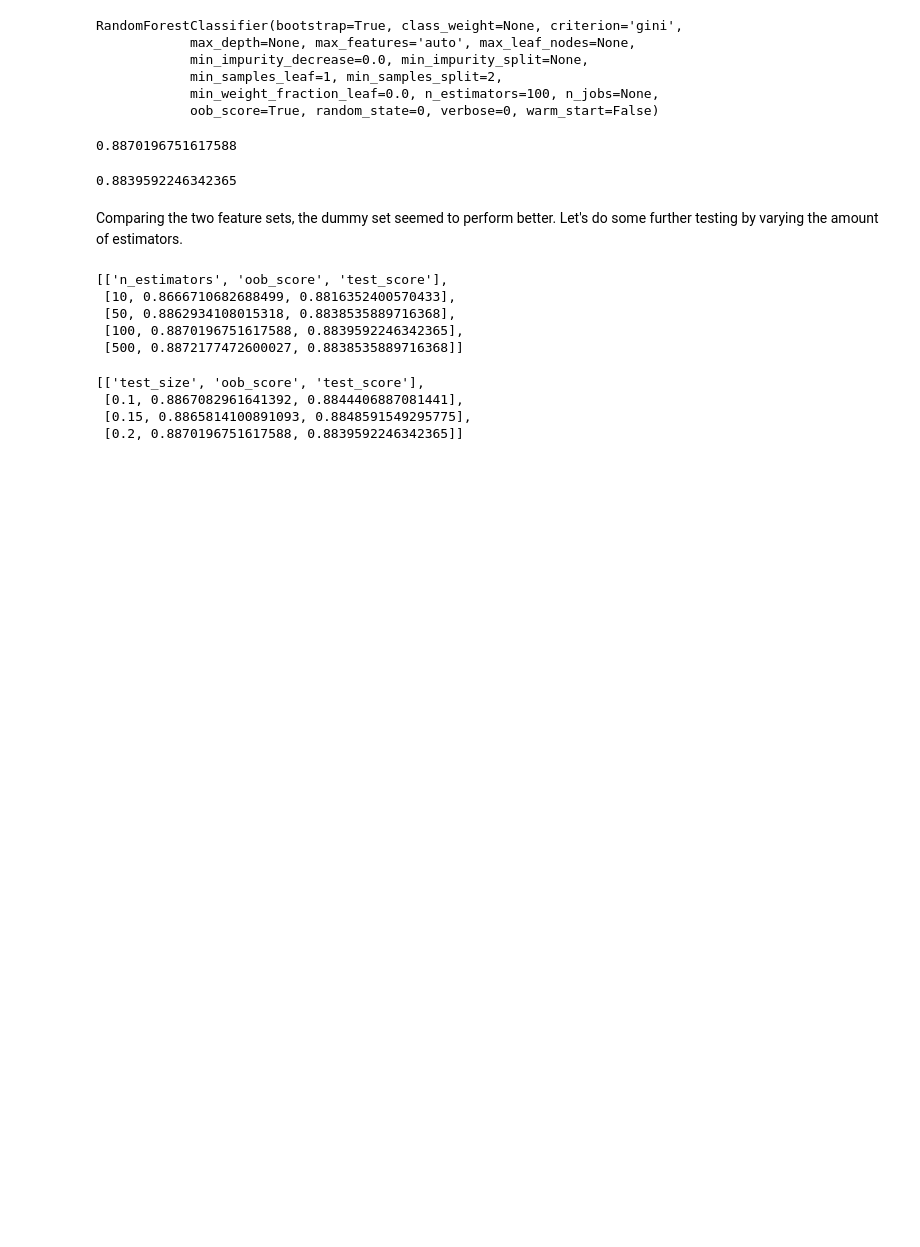
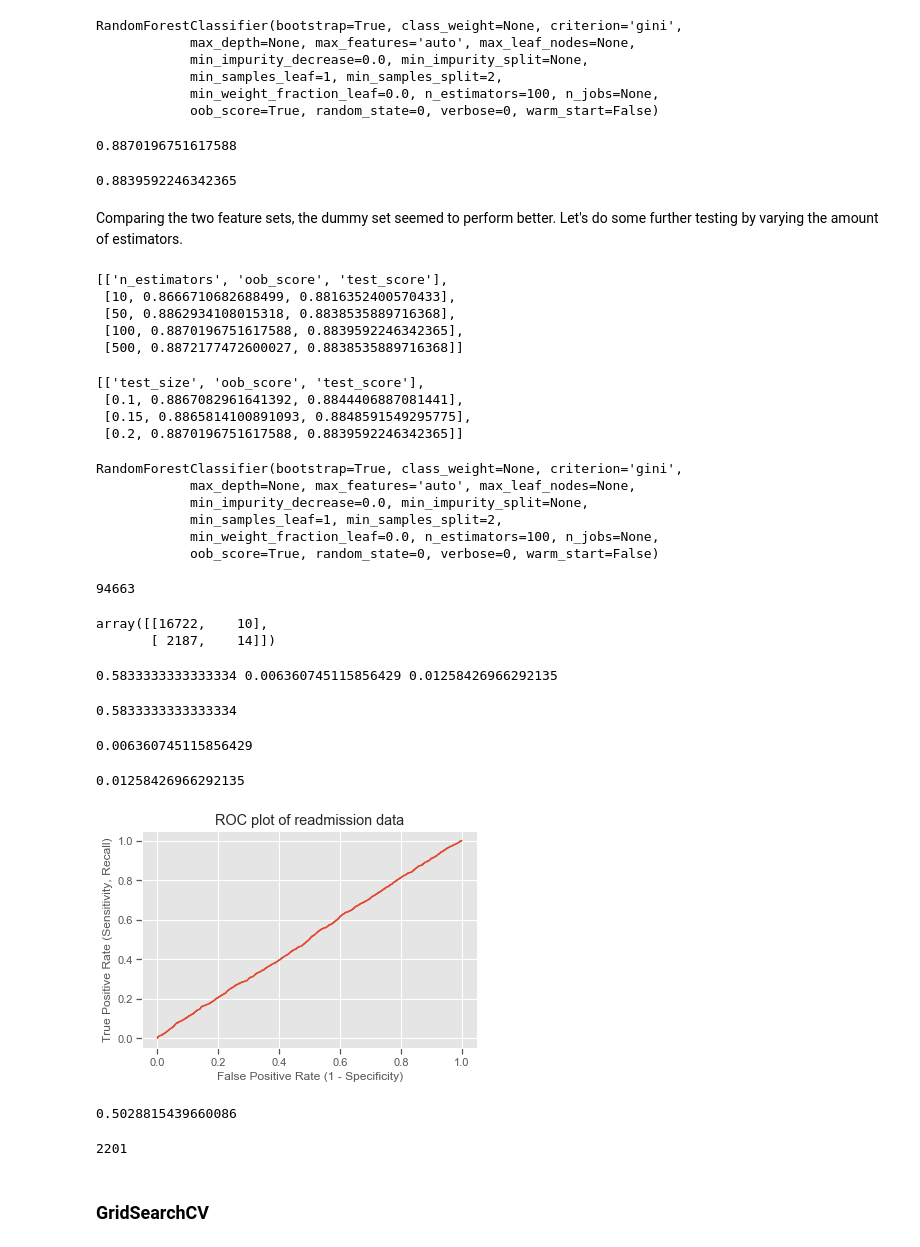
Before and after one commit to clstaub/Predicting_Hospital_Readmissions, a Jupyter notebook: Modeling.ipynb, the cells around one changed output. Cells and saved outputs as stored; diff of their text form; code cells hidden in the pictures; blank space fills up the shorter version.

```diff
--- a/Modeling.ipynb
+++ b/Modeling.ipynb
@@ -14,3 +20,3 @@ from statsmodels.tools import add_constant
 # %%
-df = pd.read_csv('data/clean_df')
-df1 = pd.read_csv('data/clean_df1')
+df = pd.read_csv('data/clean_df1')
+df.columns
@@ -17,3 +39,4 @@ df1 = pd.read_csv('data/clean_df1')
 # %%
-df.drop(['Unnamed: 0'], axis=1, inplace=True)
-df1.drop(['Unnamed: 0'], axis=1, inplace=True)
+df.drop(['Unnamed: 0', 'encounter_id', 'patient_nbr',
+         'diag_1', 'diag_2', 'diag_3', ], axis=1, inplace=True)
+df.columns
@@ -161,3 +403,71 @@ random_forest_test_size(X1, y1, test_size)
  [0.1, 0.8867082961641392, 0.8844406887081441],
  [0.15, 0.8865814100891093, 0.8848591549295775],
  [0.2, 0.8870196751617588, 0.8839592246342365]]
+# %%
+X_train, X_test, y_train, y_test = train_test_split(X1, y1, test_size=0.2, random_state=0)
+rf = RandomForestClassifier(n_estimators=100, max_features='auto',
+                                   random_state=0, oob_score=True)
+rf.fit(X_train, y_train)
+# %% [output]
+RandomForestClassifier(bootstrap=True, class_weight=None, criterion='gini',
+            max_depth=None, max_features='auto', max_leaf_nodes=None,
+            min_impurity_decrease=0.0, min_impurity_split=None,
+            min_samples_leaf=1, min_samples_split=2,
+            min_weight_fraction_leaf=0.0, n_estimators=100, n_jobs=None,
+            oob_score=True, random_state=0, verbose=0, warm_start=False)
+# %%
+y_pred = rf.predict(X_test)
+# %% [output]
+94663
+# %%
+conf = confusion_matrix(y_test, y_pred)
+'''
+[TN | FP
+____|___
+    |
+ FN | TP]
+'''
+tn = conf[0,0]
+fp = conf[0,1]
+fn = conf[1,0]
+tp = conf[1,1]
+conf
+# %% [output]
+array([[16722,    10],
+       [ 2187,    14]])
+# %%
+recall = tp / (tp + fn)
+precision = tp / (tp + fp)
+f1 = 2 * (precision * recall) / (precision + recall)
+print(precision, recall, f1)
+# %% [output]
+0.5833333333333334 0.006360745115856429 0.01258426966292135
+# %%
+precision_score(y_test, y_pred)
+# %% [output]
+0.5833333333333334
+# %%
+recall_score(y_test, y_pred)
+# %% [output]
+0.006360745115856429
+# %%
+f1_score(y_test, y_pred)
+# %% [output]
+0.01258426966292135
+# %%
+tpr, fpr, thresholds = roc_curve(y_pred, y_test)
+plt.plot(fpr,tpr)
+plt.xlabel("False Positive Rate (1 - Specificity)")
+plt.ylabel("True Positive Rate (Sensitivity, Recall)")
+plt.title("ROC plot of readmission data")
+plt.show()
+# %% [output]
+[figure, added]
+# %%
+roc_auc_score(y_test, y_pred)
+# %% [output]
+0.5028815439660086
+# %%
+y_test.sum()
+# %% [output]
+2201
@@ -163,0 +496,2 @@ random_forest_test_size(X1, y1, test_size)
+# %% [markdown]
+### GridSearchCV
```
Also changed, not shown: parts of 50 cells of this notebook, 2 other files.
